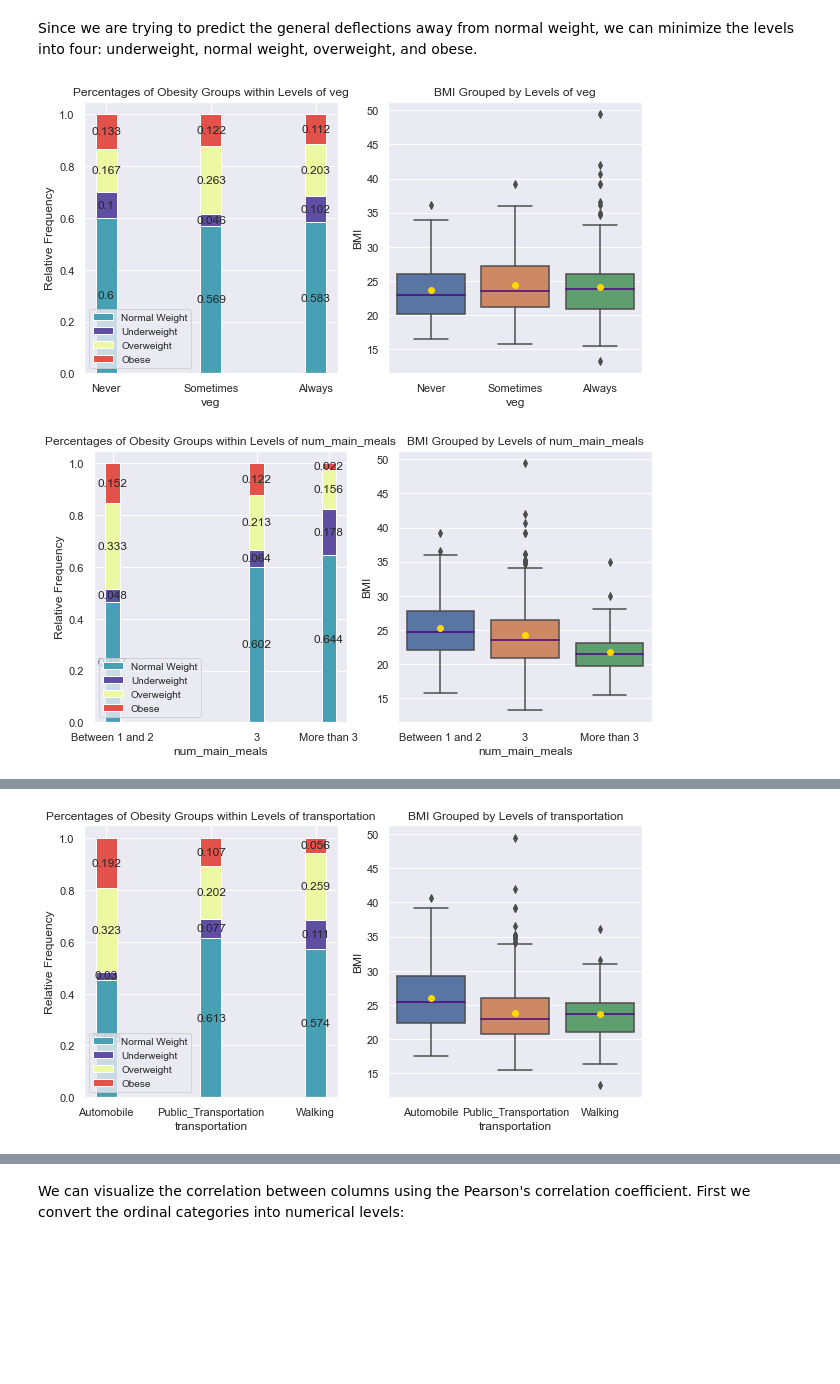
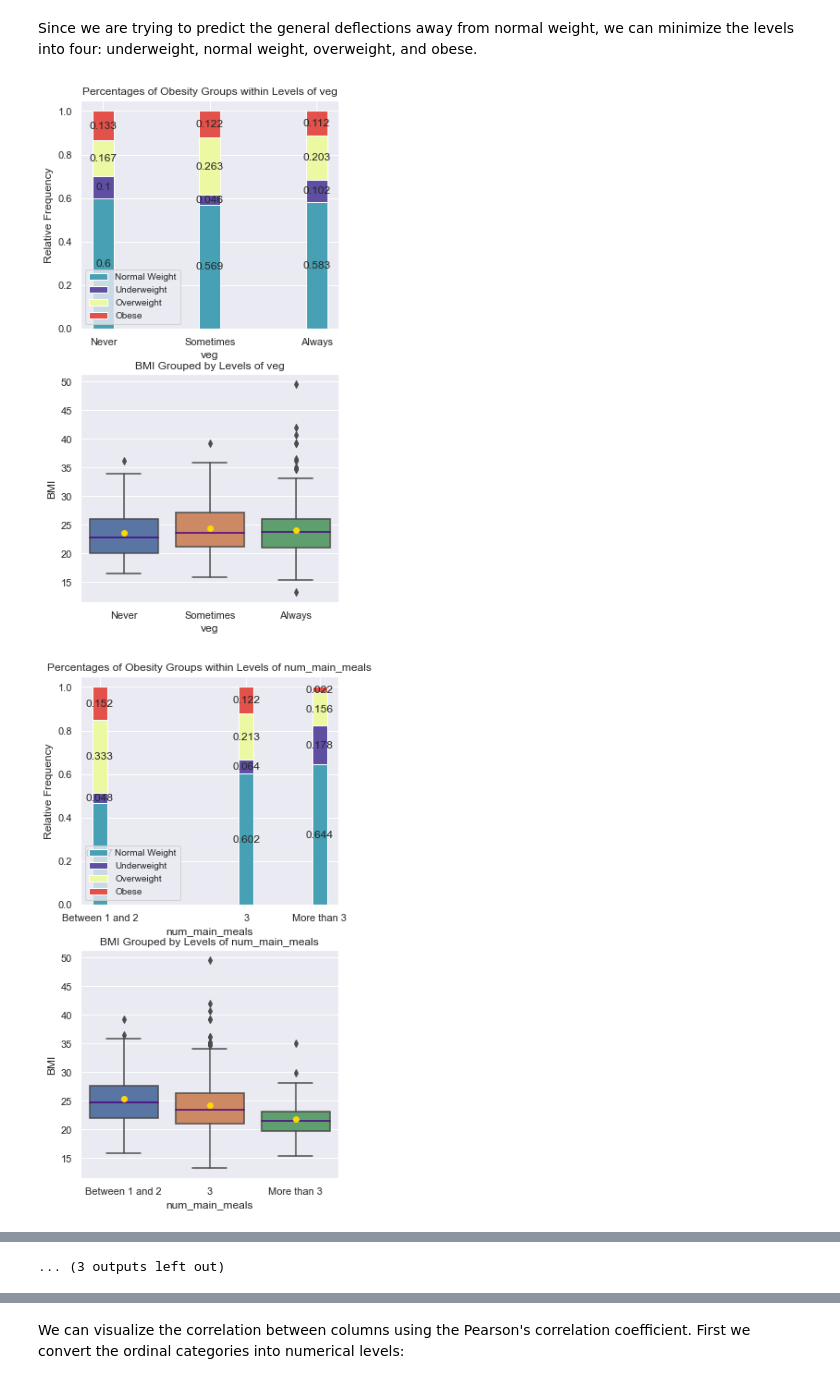
Before and after one commit to eliepark/Obesity-Prediction, a Jupyter notebook: Obesity.ipynb, the cells around one changed output, grey strips where cells are left out. Cells and saved outputs as stored; diff of their text form; code cells hidden in the pictures; blank space fills up the shorter version.

Commit message:
added t-tests and chi-squares, amended final plot

```diff
--- a/Obesity.ipynb
+++ b/Obesity.ipynb
@@ -229,6 +244,7 @@ for col in col2:
             color=[cmap(i/5) \
                               for i in range(1,1+len(bars.values()),1)])
     plt.xlabel(col)
+    plt.ylabel('Count')
     plt.title('Survey Answer Counts by '+str(col))
     print(df[col].value_counts())
     plt.show()
@@ -270,6 +286,7 @@ for col in col3:
             color=[cmap(i/5) \
                               for i in range(1,1+len(bars.values()),1)])
     plt.xlabel(col)
+    plt.ylabel('Count')
     plt.title('Survey Answer Counts by '+str(col))
     plt.show()
     print(df[col].value_counts())
@@ -308,6 +327,7 @@ for col in col4:
         plt.bar(bars.keys(), bars.values(), \
                 color=['skyblue', 'salmon'])
     plt.xlabel(col)
+    plt.ylabel('Count')
     plt.title('Survey Answer Counts by '+str(col))
     plt.show()
 
@@ -436,35 +462,35 @@ for col in cols:
 
     #plot frequency barplots
     width=0.2
-    fig, (ax1, ax2) = plt.subplots(1, 2, figsize=(10,5))
+    fig, (ax1, ax2) = plt.subplots(2, 1, figsize=(5,10))
 
     bar1=ax1.bar(categories, normalweight, label='Normal Weight', width=width, color=cmap(6/7))
     bar2=ax1.bar(categories, underweight, label='Underweight', bottom=normalweight, width=width, color=cmap(1.0))
     bar3=ax1.bar(categories, overweight, label='Overweight', bottom=normalweight+underweight, width=width, color=cmap(4/7))
     bar4=ax1.bar(categories, obese, label='Obese', bottom=overweight+normalweight+underweight, width=width, color=cmap(1/7))
     ax1.set_ylabel('Relative Frequency')
     ax1.set_xlabel(col)
 
     ax1.set_title('Percentages of Obesity Groups within Levels of ' + col)
     ax1.legend(fontsize=10)
 
     ax1.bar_label(bar1, labels=np.round(normalweight, 3), label_type='center')
     ax1.bar_label(bar2, labels=np.round(underweight, 3), label_type='center')
     ax1.bar_label(bar3, labels=np.round(overweight, 3), label_type='center')
     ax1.bar_label(bar4, labels=np.round(obese, 3), label_type='center')
 
     #plot boxplots
     ax2=sns.boxplot(x=col, y='BMI', data=df, showmeans=True, order=sorted(df[col].unique()), medianprops={'color':'indigo'}, meanprops={'marker':'o','markerfacecolor':'gold','markeredgecolor':'gold'})
     ax2.set_title('BMI Grouped by Levels of '+ col)
     if col == 'age_group':
         ax1.set_xticks(list(dict_age.keys()))
         ax1.set_xticklabels(dict_age.values())
         ax2.set_xticklabels(dict_age.values())
     elif col in dicts_col2.keys():
         ax1.set_xticks(list(dicts_col2[col].keys()))
         ax1.set_xticklabels(dicts_col2[col].values())
         ax2.set_xticklabels(dicts_col2[col].values())
     plt.show()
 # %% [output]
-[figure, old version]
+[figure, new version]
-[figure, old version]
+[figure, new version]
@@ -481 +506,0 @@ for col in cols:
-[figure, removed]
@@ -483 +507,2 @@ for col in cols:
+... (3 outputs left out)
 # %% [markdown]
```
Also changed, not shown: parts of 52 cells of this notebook.
